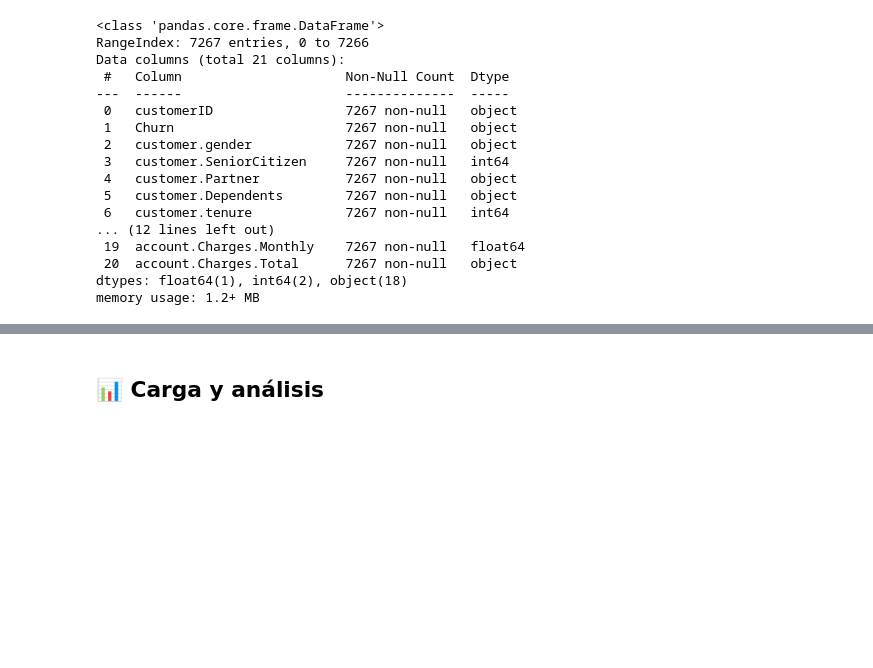
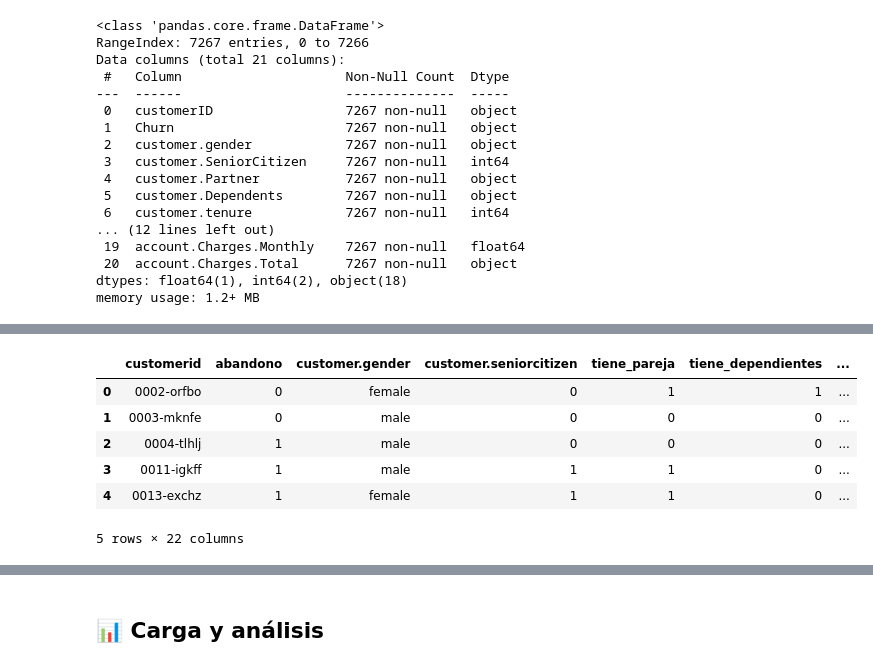
Before and after one commit to WLozanoH/TelecomX-Data-Science-AL, a Jupyter notebook: TelecomX.ipynb, the cells around one changed output, grey strips where cells are left out. Saved outputs shown, nothing was run; the diff lists cells and outputs as text; code cells hidden in the pictures; blank space fills up the shorter version.

```diff
--- a/TelecomX.ipynb
+++ b/TelecomX.ipynb
@@ -81,0 +261,3 @@ memory usage: 1.2+ MB
+# %%
+# Asignar a la columna del dataframe original
+df['account.charges.total'] = df_impute['account.charges.total']
@@ -81,0 +274,3 @@ memory usage: 1.2+ MB
+# %%
+df['cuentas_diarias'] = df['account.charges.monthly'] / 30
+df['cuentas_diarias'].head()
@@ -81,0 +311,33 @@ memory usage: 1.2+ MB
+# %%
+#✅ 1. Conversión de valores textuales a binarios (Sí/No → 1/0)
+# Lista de columnas binarias
+cols_binarias = ['customer.partner', 'customer.dependents', 'phone.phoneservice',
+                 'phone.multiplelines', 'internet.onlinesecurity', 'internet.onlinebackup',
+                 'internet.deviceprotection', 'internet.techsupport',
+                 'internet.streamingtv', 'internet.streamingmovies',
+                 'account.paperlessbilling', 'churn']
+
+# Convertir 'yes' a 1 y 'no' a 0
+df[cols_binarias] = df[cols_binarias].applymap(lambda x: 1 if x == 'yes' else 0)
+df[cols_binarias] = df[cols_binarias].astype('int64')
+# %%
+# ✅ 2. Renombrar columnas a nombres más amigables
+df.rename(columns={
+    'customer.partner': 'tiene_pareja',
+    'customer.dependents': 'tiene_dependientes',
+    'account.paperlessbilling': 'factura_electronica',
+    'churn': 'abandono',
+    'account.charges.monthly': 'cargo_mensual',
+    'account.charges.total': 'cargo_total',
+
+}, inplace=True)
+# %%
+df.head()
+# %% [output]
+|  | customerid | abandono | customer.gender | customer.seniorcitizen | tiene_pareja | tiene_dependientes | ... |
+| 0 | 0002-orfbo | 0 | female | 0 | 1 | 1 | ... |
+| 1 | 0003-mknfe | 0 | male | 0 | 0 | 0 | ... |
+| 2 | 0004-tlhlj | 1 | male | 0 | 0 | 0 | ... |
+| 3 | 0011-igkff | 1 | male | 1 | 1 | 0 | ... |
+| 4 | 0013-exchz | 1 | female | 1 | 1 | 0 | ... |
+5 rows × 22 columns
```
Also changed, not shown: parts of 36 cells of this notebook.
